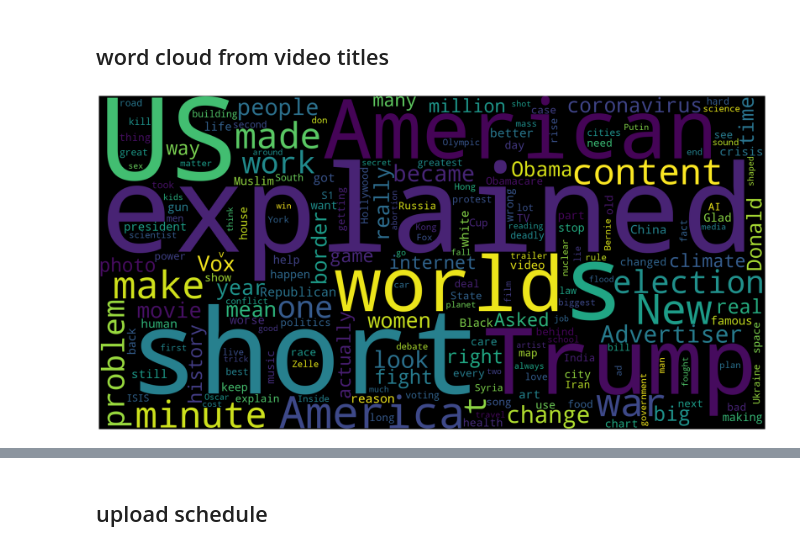
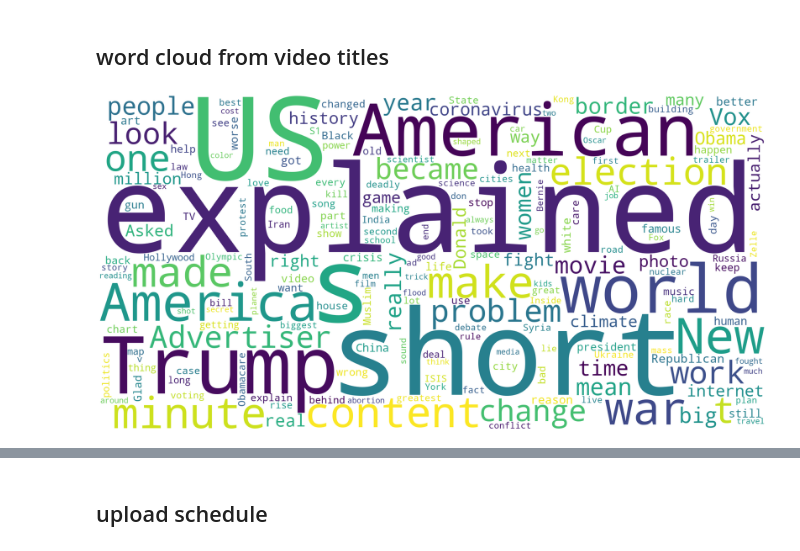
Before and after one commit to nihith-nath/Youtube-api-data-analysis, a Jupyter notebook: main_file.ipynb, the cells around one changed output, grey strips where cells are left out. Cells and saved outputs as stored; diff of their text form; code cells hidden in the pictures.

```diff
--- a/main_file.ipynb
+++ b/main_file.ipynb
@@ -597,14 +603,14 @@ all_words_str = ' '.join(all_words)
 # %%
 def plot_cloud(wordcloud):
     mpl.figure(figsize=(30, 20))
     mpl.imshow(wordcloud)
     mpl.axis("off");
 
-wordcloud = WordCloud(width = 2000, height = 1000, random_state=1, background_color='black',
+wordcloud = WordCloud(width = 2000, height = 1000, random_state=1, background_color='white',
                       colormap='viridis', collocations=False).generate(all_words_str)
 plot_cloud(wordcloud)
 # %% [output]
-[figure, old version]
+[figure, new version]
 # %%
 video_df.head()
 # %% [output]
```
Also changed, not shown: parts of 26 cells of this notebook.
